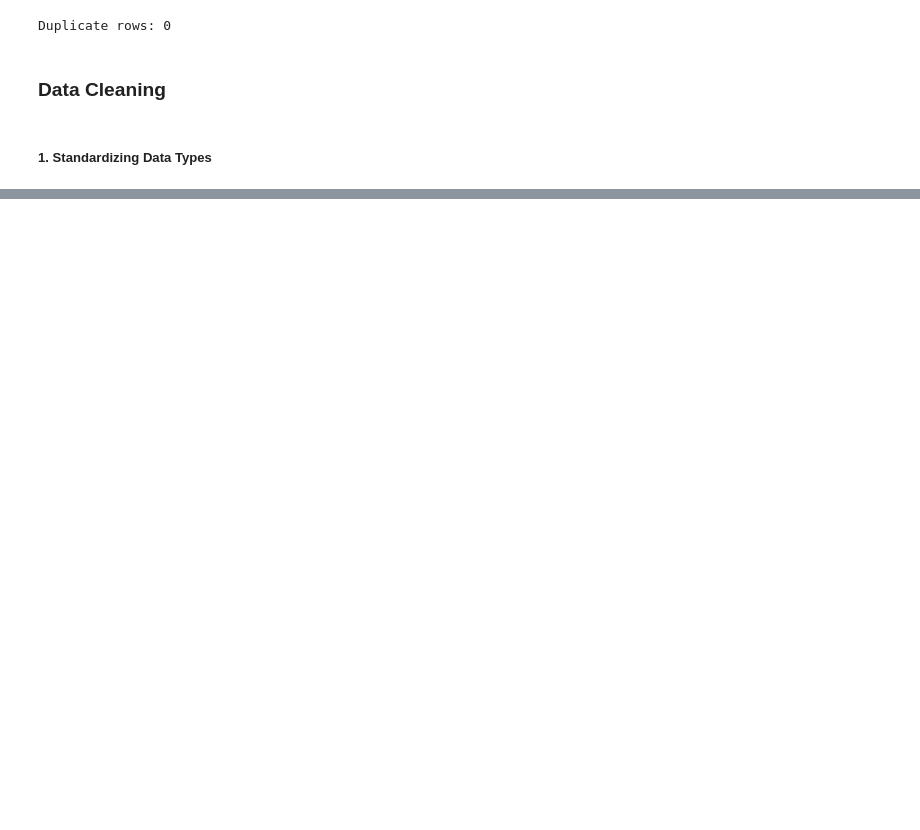
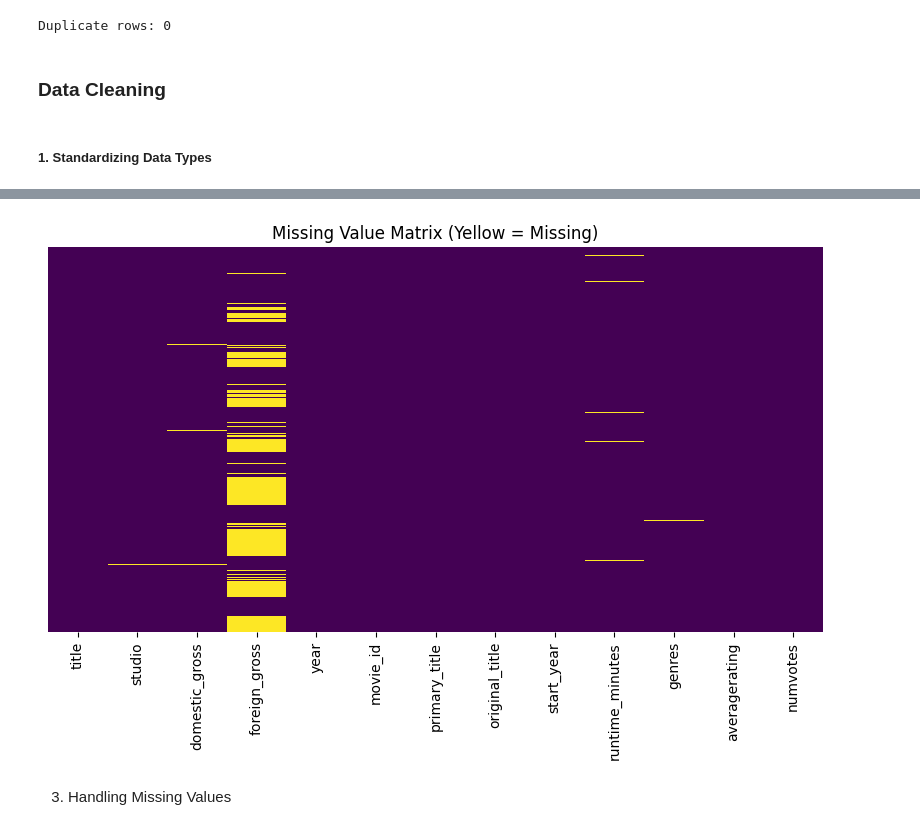
Before and after one commit to arlenestanley1/dsc-module-3-project-v3, a Jupyter notebook: student.ipynb, the cells around one changed output, grey strips where cells are left out. Drawn from its saved outputs; the diff is of its cells as text; code cells hidden in the pictures; blank space fills up the shorter version.

```diff
--- a/student.ipynb
+++ b/student.ipynb
@@ -202,14 +238,19 @@ Duplicate rows: 0
 # %%
 # Cleaning and convert <foreign_gross> to float
 # Removing commas and white spaces and converting strig to interger
-bom_df['foreign_gross'] = bom_df['foreign_gross'].astype(str).str.replace(',', '', regex=False)
-bom_df['foreign_gross'] = pd.to_numeric(bom_df['foreign_gross'], errors='coerce')
+df['foreign_gross'] = df['foreign_gross'].astype(str).str.replace(',', '', regex=False)
+df['foreign_gross'] = pd.to_numeric(df['foreign_gross'], errors='coerce')
 
 # Converting `year` to datetime
 # Converting the 4-digit integer into a datetime object
-bom_df['year'] = pd.to_datetime(bom_df['year'].astype(str), format='%Y')
+# df['year'] = pd.to_datetime(df['year'].astype(str), format='%Y')
+# df['start_year'] = pd.to_datetime(df['start_year'].astype(str), format='%Y')
+col = ["year", "start_year"]
+
+for col in ["year", "start_year"]:
+    df[col] = pd.to_datetime(df[col], errors="coerce").dt.year
 
 # Verifying the updated data types
-bom_df.info()
+df.info()
 # %% [output]
 <class 'pandas.core.frame.DataFrame'>
@@ -226,0 +309,9 @@ memory usage: 132.4+ KB
+# %%
+plt.figure(figsize=(10, 5))
+sns.heatmap(df.isna(), cbar=False, cmap='viridis', yticklabels=False)
+plt.title('Missing Value Matrix (Yellow = Missing)')
+plt.show()
+# %% [output]
+[figure, added]
+# %% [markdown]
+3. Handling Missing Values
```
Also changed, not shown: parts of 31 cells of this notebook.
